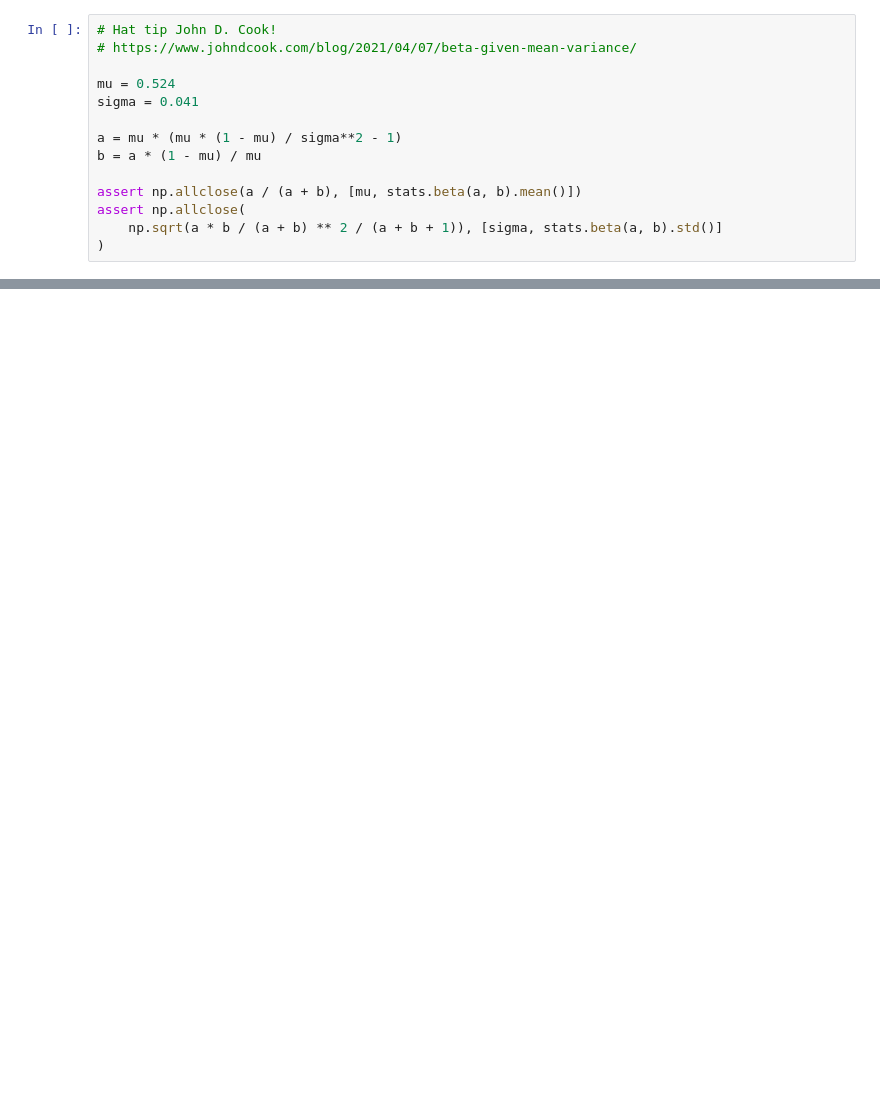
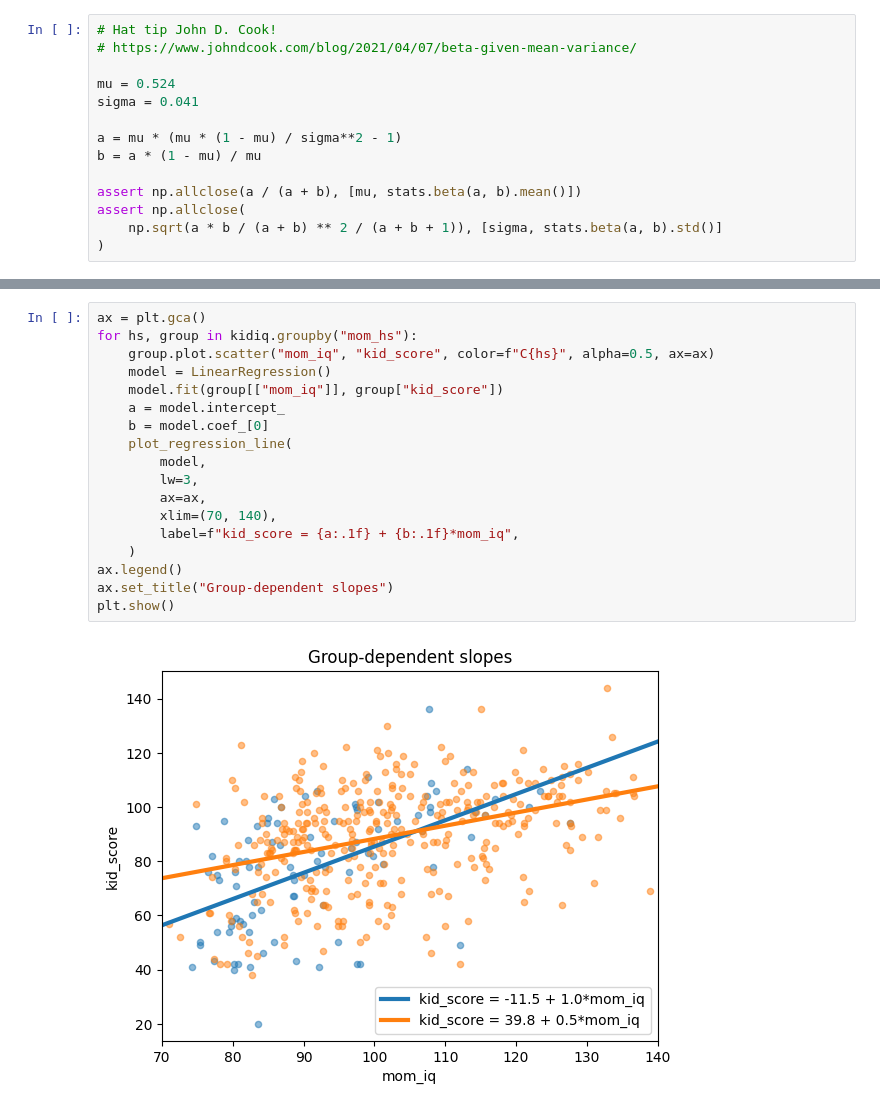
Before and after one commit to mgreenbe/DATA335W2025, a Jupyter notebook: code/scratch.ipynb, the cells around one changed output, grey strips where cells are left out. Cells and saved outputs as stored; diff of their text form; blank space fills up the shorter version.

```diff
--- a/code/scratch.ipynb
+++ b/code/scratch.ipynb
@@ -386,0 +527,20 @@ model
+# %%
+ax = plt.gca()
+for hs, group in kidiq.groupby("mom_hs"):
+    group.plot.scatter("mom_iq", "kid_score", color=f"C{hs}", alpha=0.5, ax=ax)
+    model = LinearRegression()
+    model.fit(group[["mom_iq"]], group["kid_score"])
+    a = model.intercept_
+    b = model.coef_[0]
+    plot_regression_line(
+        model,
+        lw=3,
+        ax=ax,
+        xlim=(70, 140),
+        label=f"kid_score = {a:.1f} + {b:.1f}*mom_iq",
+    )
+ax.legend()
+ax.set_title("Group-dependent slopes")
+plt.show()
+# %% [output]
+[figure, added]
```
Also changed, not shown: parts of 39 cells of this notebook, 6 other files.
